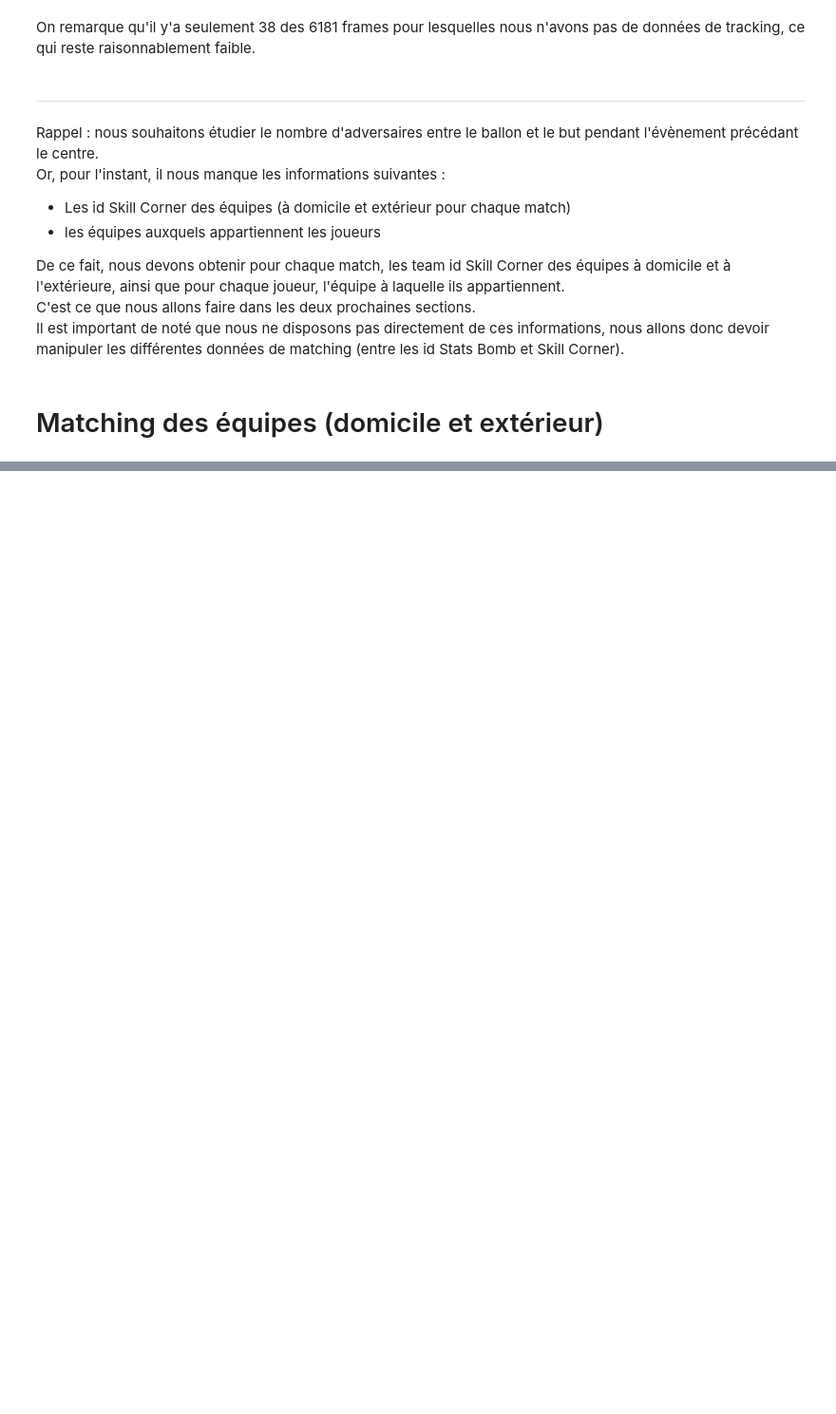
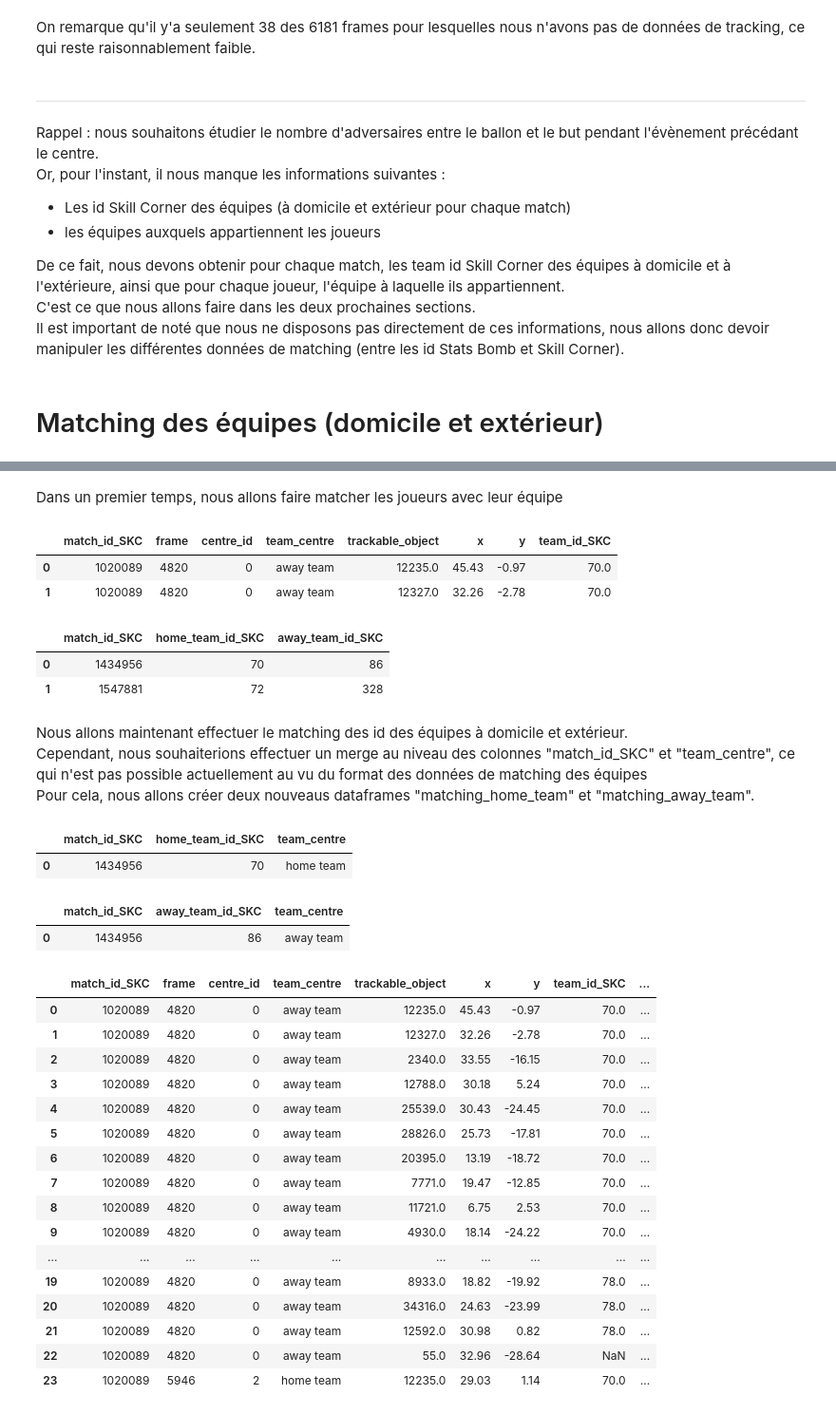
Before and after one commit to Nathan7128/PROJET-4A, a Jupyter notebook: Traitement_donnees/nb_advers_ballon_but/test_nb_advers_ballon_but.ipynb, the cells around one changed output, grey strips where cells are left out. Shown: that part at 95% size. Drawn from its saved outputs; the diff is of its cells as text; code cells hidden in the pictures; blank space fills up the shorter version.

```diff
--- a/Traitement_donnees/nb_advers_ballon_but/test_nb_advers_ballon_but.ipynb
+++ b/Traitement_donnees/nb_advers_ballon_but/test_nb_advers_ballon_but.ipynb
@@ -254,0 +376,77 @@ merge3.head(2)
+# %% [markdown]
+Dans un premier temps, nous allons faire matcher les joueurs avec leur équipe
+# %%
+# Nous rajoutons le paramètre : how = "left" afin d'effectuer un "left join" SQL.
+# En effet, les données de tracking contiennent aussi des informations sur le ballon, qui ne possède pas d'équipe.
+# En effectuant un inner join (qui est la jointure effectuée par défaut par la commande merge de Pandas), cela ne gardera pas les données de
+# tracking du ballon car il n'est pas référencé dans les données de matching_player_team
+matching_player_tdac = pd.merge(td_avant_centre, matching_player_team, on = ["match_id_SKC", "trackable_object"], how = "left")
+# tdac (de matching_player_tdac) signifie "tracking data avant centre"
+# %%
+# Aperçu des données
+matching_player_tdac.head(2)
+# %% [output]
+|  | match_id_SKC | frame | centre_id | team_centre | trackable_object | x | y | team_id_SKC |
+| 0 | 1020089 | 4820 | 0 | away team | 12235.0 | 45.43 | -0.97 | 70.0 |
+| 1 | 1020089 | 4820 | 0 | away team | 12327.0 | 32.26 | -2.78 | 70.0 |
+# %%
+# Rappel des données de matching des équipes (à domicile et extérieur) pour chaque match
+matching_home_away_team.head(2)
+# %% [output]
+|  | match_id_SKC | home_team_id_SKC | away_team_id_SKC |
+| 0 | 1434956 | 70 | 86 |
+| 1 | 1547881 | 72 | 328 |
+# %% [markdown]
+Nous allons maintenant effectuer le matching des id des équipes à domicile et extérieur.
+Cependant, nous souhaiterions effectuer un merge au niveau des colonnes "match_id_SKC" et "team_centre", ce qui n'est pas possible actuellement au vu du format des données de matching des équipes
+Pour cela, nous allons créer deux nouveaus dataframes "matching_home_team" et "matching_away_team".
+# %%
+# Création des deux nouveaux dataframes
+matching_home_team = matching_home_away_team[["match_id_SKC", "home_team_id_SKC"]]
+matching_away_team = matching_home_away_team[["match_id_SKC", "away_team_id_SKC"]]
+# %%
+# Création des colonnes "team_centre" à ces deux dataframes qui seront utilisées pour la jointure
+matching_home_team["team_centre"] = "home team"
+matching_away_team["team_centre"] = "away team"
+# %%
+# Aperçu des données
+matching_home_team.head(1)
+# %% [output]
+|  | match_id_SKC | home_team_id_SKC | team_centre |
+| 0 | 1434956 | 70 | home team |
+# %%
+# Aperçu des données
+matching_away_team.head(1)
+# %% [output]
+|  | match_id_SKC | away_team_id_SKC | team_centre |
+| 0 | 1434956 | 86 | away team |
+# %%
+# Jointure de ces deux dataframes au dataframe des données de tracking
+# Le paramètre : how = "left" nous permettra de vérifier si on a bien l'information des équipes à domicile
+# pour l'ensemble des matches dont nous étudions les tracking data
+# En effet, si on a une valeur Null, cela voudra dire qu'il nous manque l'information
+matching_player_home_team_tdac = pd.merge(matching_player_tdac, matching_home_team, how = "left", on = ["match_id_SKC", "team_centre"])
+
+# De même pour les équipes à l'extérieur
+matching_player_home_away_team_tdac = pd.merge(matching_player_home_team_tdac, matching_away_team, how = "left",
+                                               on = ["match_id_SKC", "team_centre"])
+# %%
+matching_player_home_away_team_tdac.head(24)
+# %% [output]
+|  | match_id_SKC | frame | centre_id | team_centre | trackable_object | x | y | team_id_SKC | ... |
+| 0 | 1020089 | 4820 | 0 | away team | 12235.0 | 45.43 | -0.97 | 70.0 | ... |
+| 1 | 1020089 | 4820 | 0 | away team | 12327.0 | 32.26 | -2.78 | 70.0 | ... |
+| 2 | 1020089 | 4820 | 0 | away team | 2340.0 | 33.55 | -16.15 | 70.0 | ... |
+| 3 | 1020089 | 4820 | 0 | away team | 12788.0 | 30.18 | 5.24 | 70.0 | ... |
+| 4 | 1020089 | 4820 | 0 | away team | 25539.0 | 30.43 | -24.45 | 70.0 | ... |
+| 5 | 1020089 | 4820 | 0 | away team | 28826.0 | 25.73 | -17.81 | 70.0 | ... |
+| 6 | 1020089 | 4820 | 0 | away team | 20395.0 | 13.19 | -18.72 | 70.0 | ... |
+| 7 | 1020089 | 4820 | 0 | away team | 7771.0 | 19.47 | -12.85 | 70.0 | ... |
+| 8 | 1020089 | 4820 | 0 | away team | 11721.0 | 6.75 | 2.53 | 70.0 | ... |
+| 9 | 1020089 | 4820 | 0 | away team | 4930.0 | 18.14 | -24.22 | 70.0 | ... |
+| ... | ... | ... | ... | ... | ... | ... | ... | ... | ... |
+| 19 | 1020089 | 4820 | 0 | away team | 8933.0 | 18.82 | -19.92 | 78.0 | ... |
+| 20 | 1020089 | 4820 | 0 | away team | 34316.0 | 24.63 | -23.99 | 78.0 | ... |
+| 21 | 1020089 | 4820 | 0 | away team | 12592.0 | 30.98 | 0.82 | 78.0 | ... |
+| 22 | 1020089 | 4820 | 0 | away team | 55.0 | 32.96 | -28.64 | NaN | ... |
+| 23 | 1020089 | 5946 | 2 | home team | 12235.0 | 29.03 | 1.14 | 70.0 | ... |
```
Also changed, not shown: parts of 54 cells of this notebook, 1 other file.
